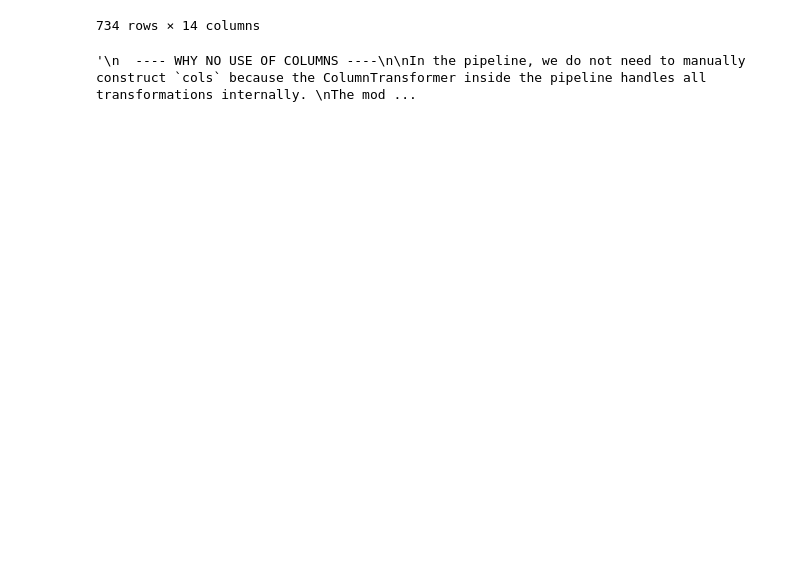
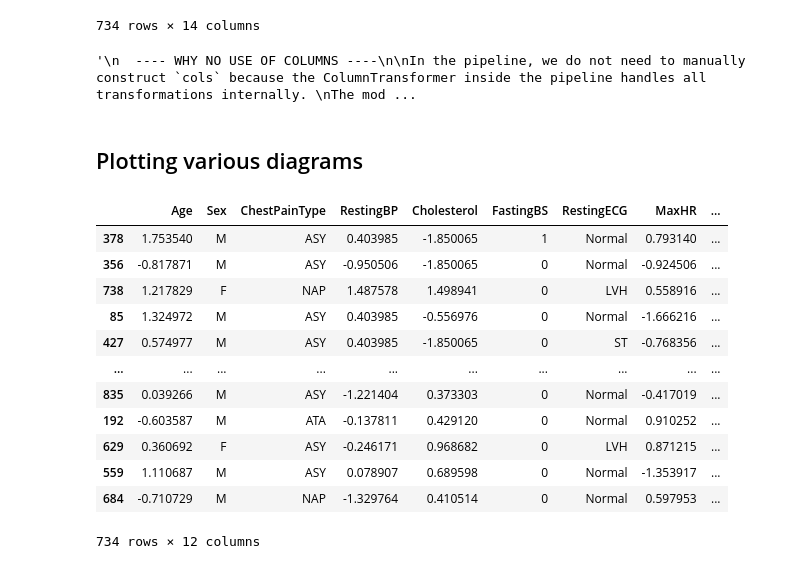
Before and after one commit to Ashura369/Python_and_Data_Science, a Jupyter notebook: 0 ML lecture/9_4 .ipynb, the cells around one changed output. Drawn from its saved outputs; the diff is of its cells as text; code cells hidden in the pictures; blank space fills up the shorter version.

```diff
--- a/0 ML lecture/9_4 .ipynb
+++ b/0 ML lecture/9_4 .ipynb
@@ -237,3 +253,30 @@ Same will be applied for x_test
 """
 # %% [output]
 '\n  ---- WHY NO USE OF COLUMNS ----\n\nIn the pipeline, we do not need to manually construct `cols` because the ColumnTransformer inside the pipeline handles all transformations internally. \nThe mod ...
+# %% [markdown]
+## Plotting various diagrams
+# %%
+scale = StandardScaler()
+cols = ['Age', 'Oldpeak', 'MaxHR', 'Cholesterol', 'RestingBP']
+
+# scaling the columns and replacing themselves with the scaled data
+x_train[cols] = scale.fit_transform(x_train[cols])
+
+# combining x_train and y_train
+x_train = pd.concat([x_train, y_train], axis=1)
+
+x_train
+# %% [output]
+|  | Age | Sex | ChestPainType | RestingBP | Cholesterol | FastingBS | RestingECG | MaxHR | ... |
+| 378 | 1.753540 | M | ASY | 0.403985 | -1.850065 | 1 | Normal | 0.793140 | ... |
+| 356 | -0.817871 | M | ASY | -0.950506 | -1.850065 | 0 | Normal | -0.924506 | ... |
+| 738 | 1.217829 | F | NAP | 1.487578 | 1.498941 | 0 | LVH | 0.558916 | ... |
+| 85 | 1.324972 | M | ASY | 0.403985 | -0.556976 | 0 | Normal | -1.666216 | ... |
+| 427 | 0.574977 | M | ASY | 0.403985 | -1.850065 | 0 | ST | -0.768356 | ... |
+| ... | ... | ... | ... | ... | ... | ... | ... | ... | ... |
+| 835 | 0.039266 | M | ASY | -1.221404 | 0.373303 | 0 | Normal | -0.417019 | ... |
+| 192 | -0.603587 | M | ATA | -0.137811 | 0.429120 | 0 | Normal | 0.910252 | ... |
+| 629 | 0.360692 | F | ASY | -0.246171 | 0.968682 | 0 | LVH | 0.871215 | ... |
+| 559 | 1.110687 | M | ASY | 0.078907 | 0.689598 | 0 | Normal | -1.353917 | ... |
+| 684 | -0.710729 | M | NAP | -1.329764 | 0.410514 | 0 | Normal | 0.597953 | ... |
+734 rows × 12 columns
```
Also changed, not shown: parts of 2 cells of this notebook.
